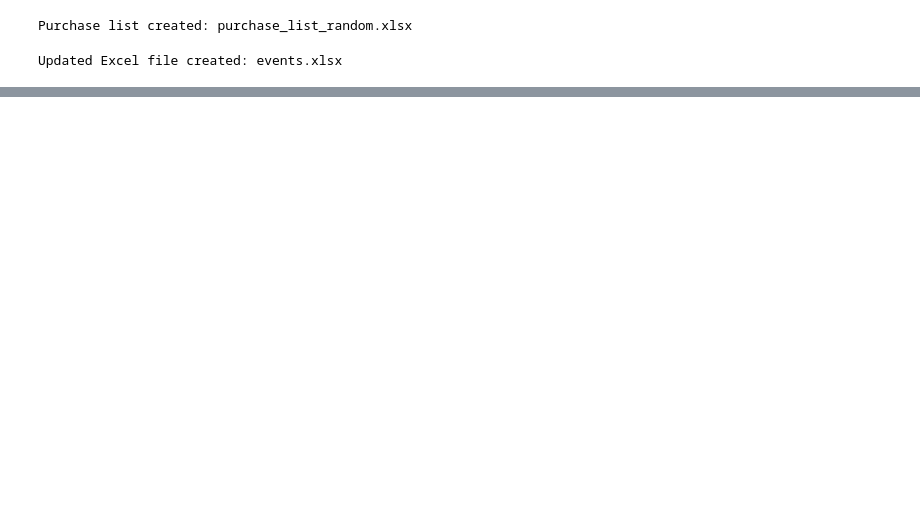
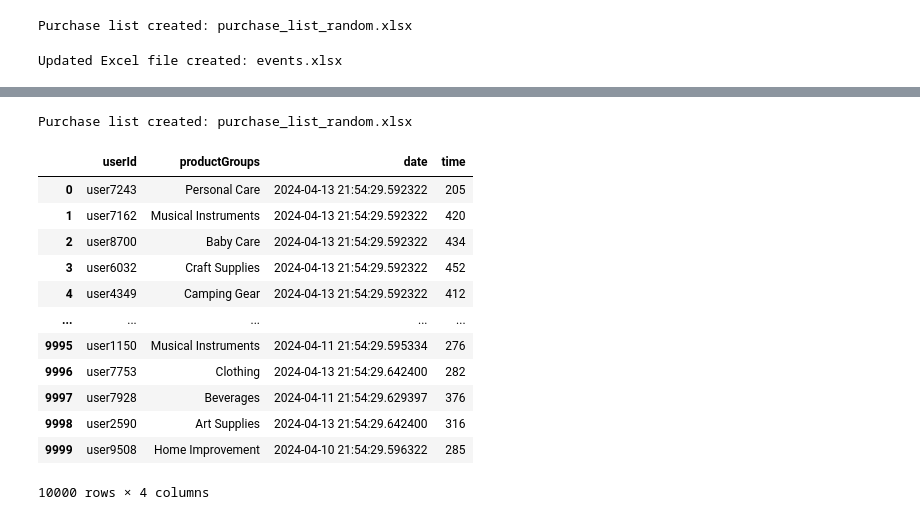
Before and after one commit to lokateapp/lokate-analytics-generator, a Jupyter notebook: purchase-analytics/bill.ipynb, the cells around one changed output, grey strips where cells are left out. Saved outputs shown, nothing was run; the diff lists cells and outputs as text; code cells hidden in the pictures; blank space fills up the shorter version.

```diff
--- a/purchase-analytics/bill.ipynb
+++ b/purchase-analytics/bill.ipynb
@@ -249,4 +251,71 @@ display(event_processed_df)
 10000 rows × 49 columns
+# %%
+#Generate purhase data using event data
+import pandas as pd
+from datetime import datetime, timedelta
+import random
+
+def create_purchase_list_from_events(event_df, product_groups, output_file_path):
+    # Create an empty list to store purchase records
+    purchases = []
+
+    # Iterate through each row in the event DataFrame
+    for _, row in event_df.iterrows():
+        user_id = row['userId']
+        purchase_date = row['date']
+
+        # Determine the product groups bought by the user on the purchase date
+        bought_groups = [int(group[1:]) for group, time_spent in row.items() if group.startswith('G') and time_spent > 0]
+
+        selected_products = []
+        for index in bought_groups:
+            group = group_names[index]
+            num_products = min(1, len(product_groups[group]))
+            time_spent = row[f'G{index}']
+
+            # Adjust purchase probability based on time spent
+            if time_spent > 250:
+                purchase_prob = random.random() < 0.8
+            else:
+                purchase_prob = random.random() < 0.4
+
+            if not purchase_prob:
+                continue
+
+            # Randomly select products from the current group
+            products_from_group  = random.sample(product_groups[group], num_products)
+            selected_products.extend(products_from_group)
+
+        # Join the selected products into a comma-separated string
+        product_list = ', '.join(selected_products)
+
+        # Append purchase record to the list
+        purchases.append({'Purchase Date': purchase_date, 'User ID': user_id, 'Product': product_list})
+
+    df = pd.DataFrame(purchases)
+
+    # Write the DataFrame to an Excel file
+    df.to_excel(output_file_path, index=False)
+    print(f"Purchase list created: {output_file_path}")
+
+output_file_path = 'purchase_list_random.xlsx'
+create_purchase_list_from_events(event_processed_df, product_groups, output_file_path)
+display(df)
+# %% [output]
+Purchase list created: purchase_list_random.xlsx
+|  | userId | productGroups | date | time |
+| 0 | user7243 | Personal Care | 2024-04-13 21:54:29.592322 | 205 |
+| 1 | user7162 | Musical Instruments | 2024-04-13 21:54:29.592322 | 420 |
+| 2 | user8700 | Baby Care | 2024-04-13 21:54:29.592322 | 434 |
+| 3 | user6032 | Craft Supplies | 2024-04-13 21:54:29.592322 | 452 |
+| 4 | user4349 | Camping Gear | 2024-04-13 21:54:29.592322 | 412 |
+| ... | ... | ... | ... | ... |
+| 9995 | user1150 | Musical Instruments | 2024-04-11 21:54:29.595334 | 276 |
+| 9996 | user7753 | Clothing | 2024-04-13 21:54:29.642400 | 282 |
+| 9997 | user7928 | Beverages | 2024-04-11 21:54:29.629397 | 376 |
+| 9998 | user2590 | Art Supplies | 2024-04-13 21:54:29.642400 | 316 |
+| 9999 | user9508 | Home Improvement | 2024-04-10 21:54:29.596322 | 285 |
+10000 rows × 4 columns
 # %%
 ## merge purchase data with event data
 def map_product_to_group(product):
```
Also changed, not shown: parts of 7 cells of this notebook, 2 other files.
